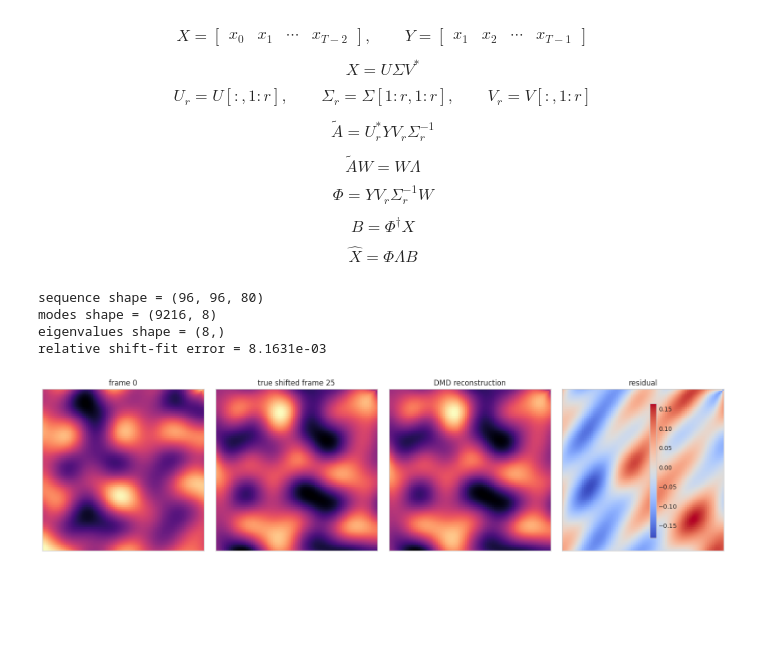
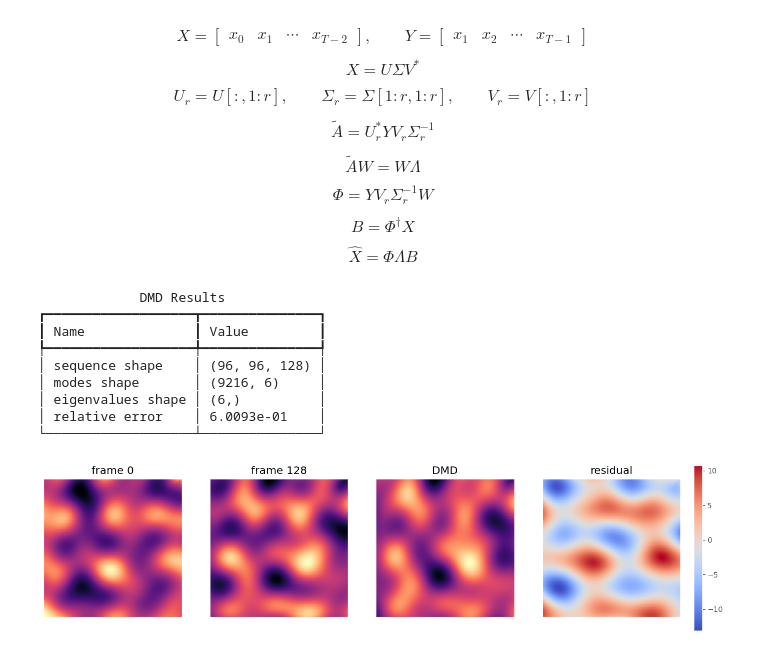
Before and after one commit to p4sttt/tdmd-toolbox, a Jupyter notebook: examples/dmd-plasm.ipynb, the cells around one changed output. Drawn from its saved outputs; the diff is of its cells as text; code cells hidden in the pictures; blank space fills up the shorter version.

```diff
--- a/examples/dmd-plasm.ipynb
+++ b/examples/dmd-plasm.ipynb
@@ -40,10 +40,12 @@ $$
 from pathlib import Path
 import sys
 
-import jax
 import jax.numpy as jnp
 import matplotlib.pyplot as plt
 import numpy as np
+
+from rich.console import Console
+from rich.table import Table
 
 PROJECT_ROOT = Path.cwd().resolve().parent
 if str(PROJECT_ROOT) not in sys.path:
@@ -51,7 +53,7 @@ if str(PROJECT_ROOT) not in sys.path:
 
 from tdmd import dmd
 
-plt.style.use("seaborn-v0_8-whitegrid")
+plt.style.use("ggplot")
 # %%
 def make_plasma(nx=100, ny=100, nt=100):
     x = jnp.linspace(-1.0, 1.0, nx)
@@ -92,12 +94,14 @@ def draw_frame(ax, frame, title, cmap="magma"):
     ax.set_yticks([])
     return image
 # %%
-Z, t = make_plasma(nx=96, ny=96, nt=80)
-X, Y = split_shifted_matrix(Z)
+Z, t = make_plasma(nx=96, ny=96, nt=128)
+X, Y = split_shifted_matrix(Z[:, :, :96])
 
 rank = 20
 energy_threshold = 0.995
 svd_threshold = 1.0e-8
+
+pred_idx = 127
 
 modes, eigenvalues = dmd(
     X,
@@ -107,31 +111,43 @@ modes, eigenvalues = dmd(
     svd_threshold=svd_threshold,
 )
 
-coefficients = jnp.linalg.lstsq(modes, X, rcond=None)[0]
-X_hat = modes @ (eigenvalues[:, None] * coefficients)
-Y_hat = X_hat.reshape(Z.shape[0], Z.shape[1], Z.shape[2] - 1)
-Y_true = Z[:, :, 1:]
+init = jnp.linalg.lstsq(modes, X[:, 0], rcond=None)[0]
+y_hat = modes @ jnp.diag(eigenvalues**pred_idx) @ init
+y_hat = y_hat.reshape(Z.shape[0], Z.shape[1])
+y_true = Z[:, :, pred_idx]
 
-fit_error = relative_error(Y_true, Y_hat)
-frame_idx = 24
+error = relative_error(y_true, y_hat)
 
-print(f"sequence shape = {tuple(Z.shape)}")
-print(f"modes shape = {tuple(modes.shape)}")
-print(f"eigenvalues shape = {tuple(eigenvalues.shape)}")
-print(f"relative shift-fit error = {fit_error:.4e}")
+table = Table(title="DMD Results")
 
-fig, axes = plt.subplots(1, 4, figsize=(16, 4))
-img0 = draw_frame(axes[0], Z[:, :, 0], "frame 0")
-img1 = draw_frame(axes[1], Y_true[:, :, frame_idx], f"true shifted frame {frame_idx + 1}")
-img2 = draw_frame(axes[2], Y_hat[:, :, frame_idx], "DMD reconstruction")
-img3 = draw_frame(
-    axes[3], Y_true[:, :, frame_idx] - Y_hat[:, :, frame_idx], "residual", cmap="coolwarm"
-)
-fig.colorbar(img3, ax=axes, fraction=0.02, pad=0.02)
-plt.tight_layout()
+table.add_column("Name", no_wrap=True)
+table.add_column("Value")
+
+table.add_row("sequence shape", f"{tuple(Z.shape)}")
+table.add_row("modes shape", f"{tuple(modes.shape)}")
+table.add_row("eigenvalues shape", f"{tuple(eigenvalues.shape)}")
+table.add_row("relative error", f"{error:.4e}")
+
+console = Console()
+console.print(table)
 # %% [output]
-sequence shape = (96, 96, 80)
-modes shape = (9216, 8)
-eigenvalues shape = (8,)
-relative shift-fit error = 8.1631e-03
+             DMD Results
+┏━━━━━━━━━━━━━━━━━━━┳━━━━━━━━━━━━━━━┓
+┃ Name              ┃ Value         ┃
+┡━━━━━━━━━━━━━━━━━━━╇━━━━━━━━━━━━━━━┩
+│ sequence shape    │ (96, 96, 128) │
+│ modes shape       │ (9216, 6)     │
+│ eigenvalues shape │ (6,)          │
+│ relative error    │ 6.0093e-01    │
+└───────────────────┴───────────────┘
-[figure, removed]
+# %%
+fig, axes = plt.subplots(1, 4, figsize=(16, 4))
+img0 = draw_frame(axes[0], Z[:, :, 0], "frame 0")
+img1 = draw_frame(axes[1], y_true, f"frame {pred_idx + 1}")
+img2 = draw_frame(axes[2], y_hat, "DMD")
+img3 = draw_frame(axes[3], y_true - y_hat, "residual", cmap="coolwarm")
+fig.colorbar(img3, ax=axes, fraction=0.02, pad=0.02)
+
+plt.show();
+# %% [output]
+[figure, added]
```
Also changed, not shown: 8 other files.
